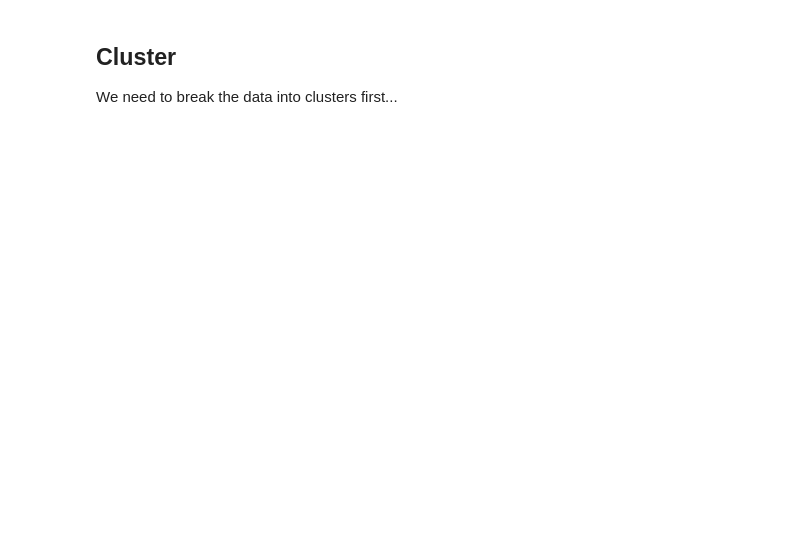
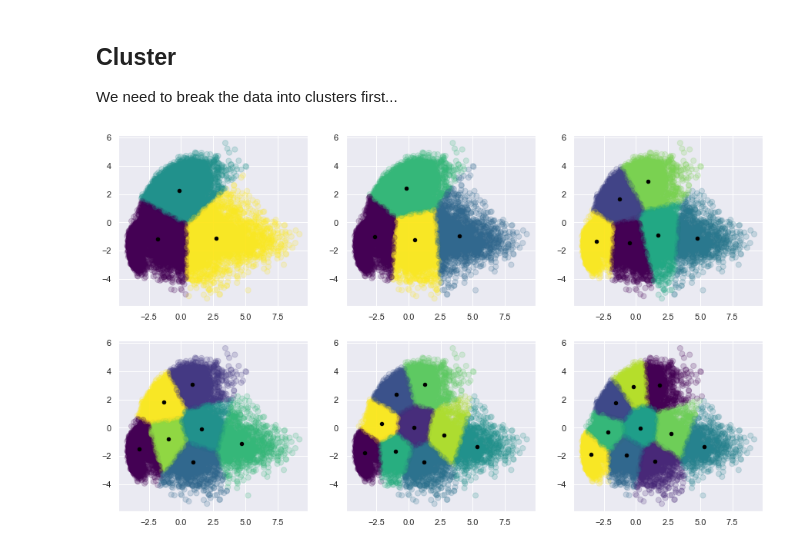
Before and after one commit to allyryry/3950_Asn3_Clustering, a Jupyter notebook: cluster_asn.ipynb, the cells around one changed output. Saved outputs shown, nothing was run; the diff lists cells and outputs as text; code cells hidden in the pictures; blank space fills up the shorter version.

```diff
--- a/cluster_asn.ipynb
+++ b/cluster_asn.ipynb
@@ -59,3 +72,7 @@ X = mnist["data"]
 print(X.shape)
 # %% [output]
 (70000, 784)
+# %%
+X
+df = X[:15000]
+df
@@ -63,3 +94,27 @@ print(X.shape)
 ## Cluster
 
 We need to break the data into clusters first...
+# %%
+from sklearn.preprocessing import MinMaxScaler
+X_clus = MinMaxScaler().fit_transform(df)
+X_c = PCA(2).fit_transform(X_clus)
+# %%
+nc = [3,4,6,7,9,10]
+fig, ax = plt.subplots(2, 3, figsize=(15, 9))
+row = 0
+col = 0
+for n in nc:
+    kmeans = KMeans(n_clusters=n, max_iter=1000)
+    kmeans.fit(X_c)
+    y_kmeans = kmeans.predict(X_c)
+    ax[row][col].scatter(X_c[:,0], X_c[:,1], c=y_kmeans, s=50, cmap='viridis', alpha=.2)
+    centers = kmeans.cluster_centers_
+    #print(centers)
+    ax[row][col].scatter(centers[:, 0], centers[:, 1], c='black', s=20)
+    col += 1
+    if col >= 3:
+        col = 0
+        row += 1
+plt.show()
+# %% [output]
+[figure, added]
```
Also changed, not shown: parts of 11 cells of this notebook.
